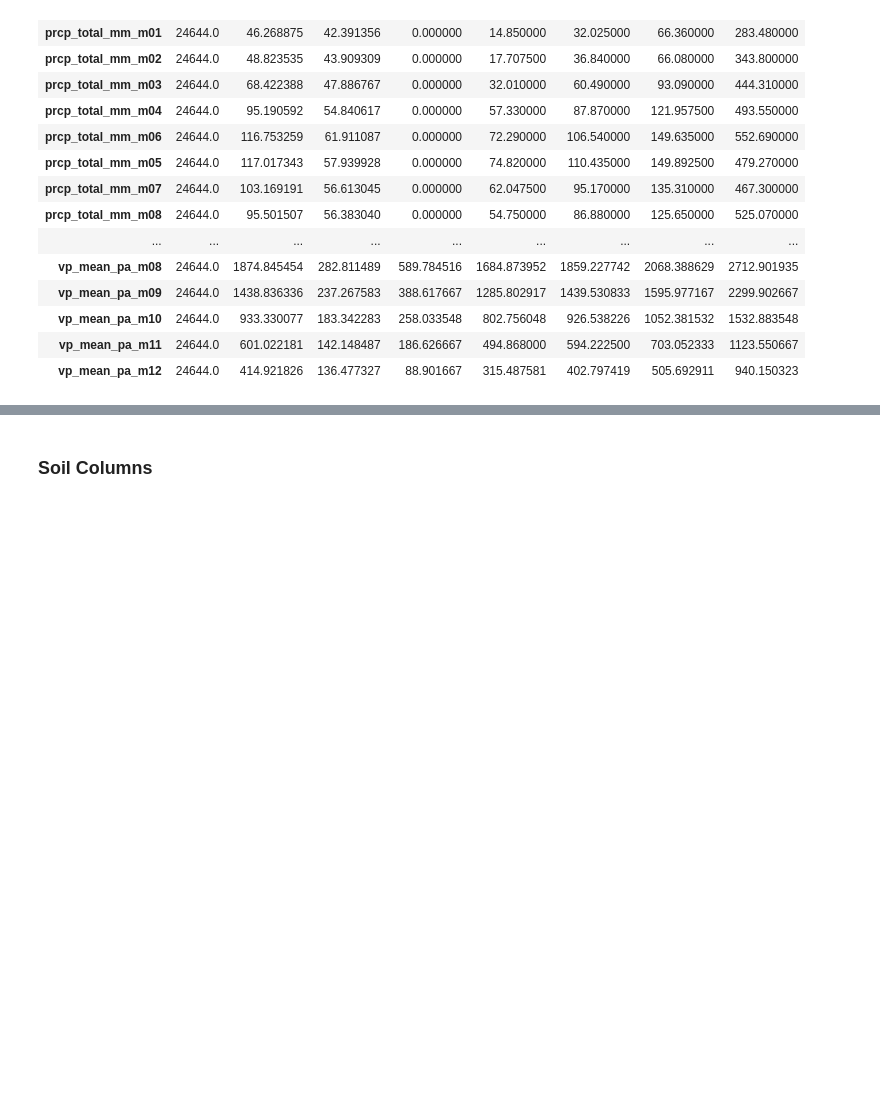
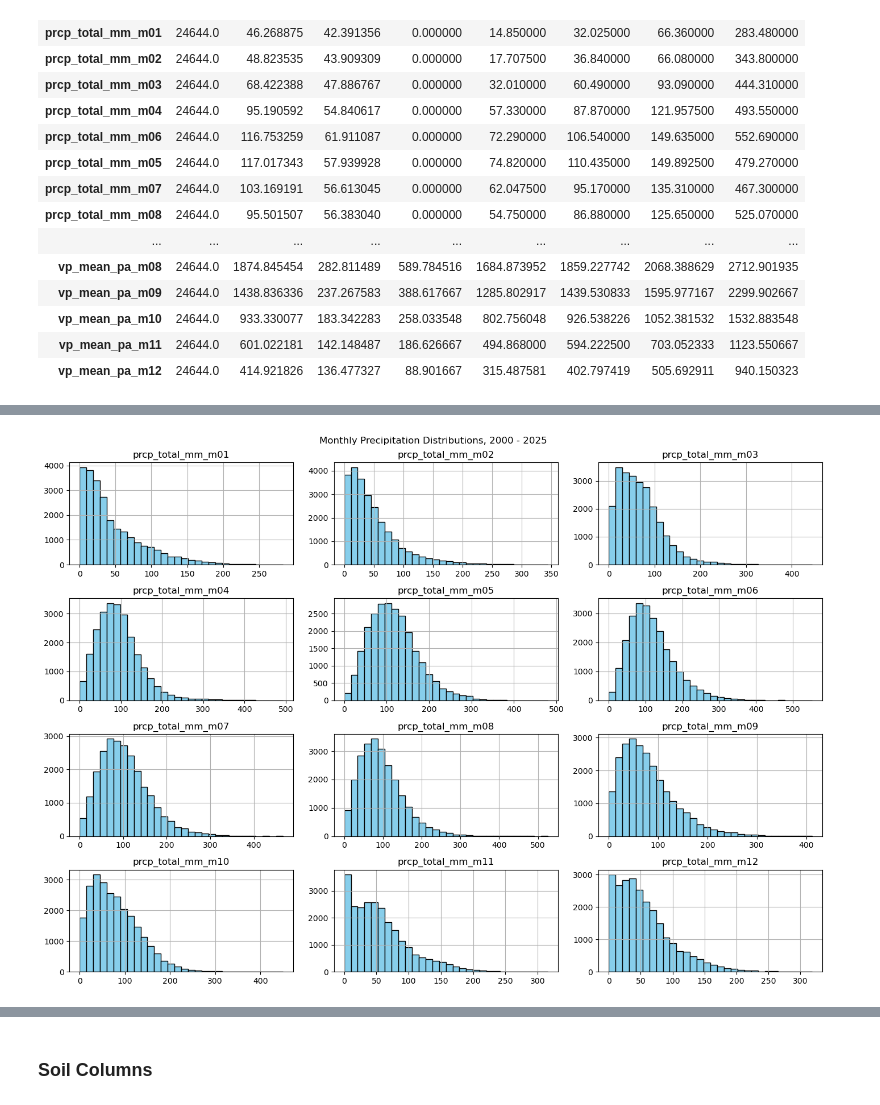
Before and after one commit to JTRIII/corn-yield-thesis, a Jupyter notebook: notebooks/04_exploratory_data_analysis.ipynb, the cells around one changed output, grey strips where cells are left out. Cells and saved outputs as stored; diff of their text form; code cells hidden in the pictures; blank space fills up the shorter version.

```diff
--- a/notebooks/04_exploratory_data_analysis.ipynb
+++ b/notebooks/04_exploratory_data_analysis.ipynb
@@ -374,0 +377,4 @@ weather_df.describe().T
+# %%
+precipitation_df = weather_df.filter(like='prcp_total_mm_m')
+precipitation_df = precipitation_df.sort_index(axis=1) # It switched May and June for some reason
+precipitation_df.head()
@@ -374,0 +404,7 @@ weather_df.describe().T
+# %%
+precipitation_df.hist(figsize=(14, 10), layout=(4, 3), bins=30, color='skyblue', edgecolor='black')
+plt.suptitle('Monthly Precipitation Distributions, 2000 - 2025')
+plt.tight_layout()
+plt.show()
+# %% [output]
+[figure, added]
```
Also changed, not shown: parts of 37 cells of this notebook.
